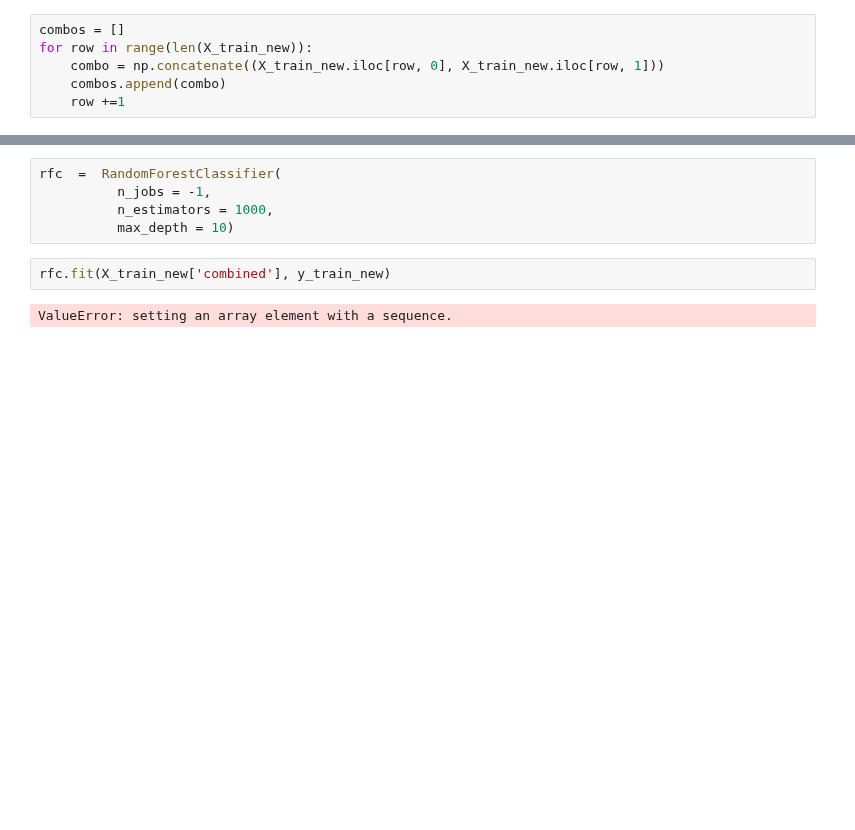
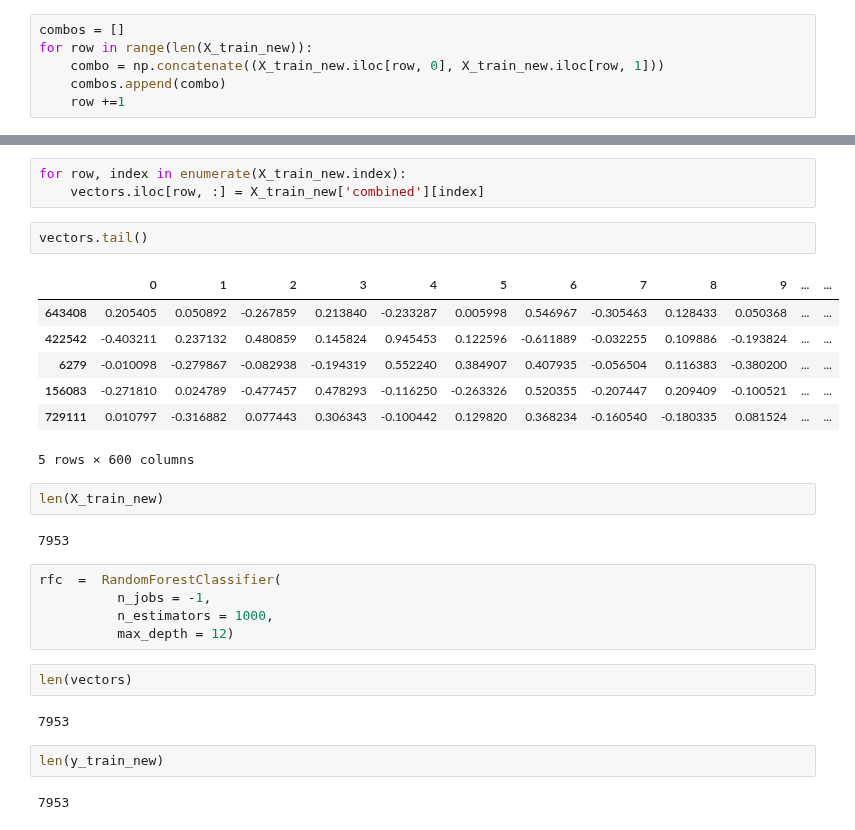
Before and after one commit to innawendell/Describing-Data-, a Jupyter notebook: Ads.ipynb, the cells around one changed output, grey strips where cells are left out. Drawn from its saved outputs; the diff is of its cells as text; blank space fills up the shorter version.

```diff
--- a/Ads.ipynb
+++ b/Ads.ipynb
@@ -493,9 +517,30 @@ X_train_new.head()
+# %%
+for row, index in enumerate(X_train_new.index):
+    vectors.iloc[row, :] = X_train_new['combined'][index]
+# %%
+vectors.tail()
+# %% [output]
+|  | 0 | 1 | 2 | 3 | 4 | 5 | 6 | 7 | 8 | 9 | ... | ... |
+| 643408 | 0.205405 | 0.050892 | -0.267859 | 0.213840 | -0.233287 | 0.005998 | 0.546967 | -0.305463 | 0.128433 | 0.050368 | ... | ... |
+| 422542 | -0.403211 | 0.237132 | 0.480859 | 0.145824 | 0.945453 | 0.122596 | -0.611889 | -0.032255 | 0.109886 | -0.193824 | ... | ... |
+| 6279 | -0.010098 | -0.279867 | -0.082938 | -0.194319 | 0.552240 | 0.384907 | 0.407935 | -0.056504 | 0.116383 | -0.380200 | ... | ... |
+| 156083 | -0.271810 | 0.024789 | -0.477457 | 0.478293 | -0.116250 | -0.263326 | 0.520355 | -0.207447 | 0.209409 | -0.100521 | ... | ... |
+| 729111 | 0.010797 | -0.316882 | 0.077443 | 0.306343 | -0.100442 | 0.129820 | 0.368234 | -0.160540 | -0.180335 | 0.081524 | ... | ... |
+5 rows × 600 columns
+# %%
+len(X_train_new)
+# %% [output]
+7953
 # %%
 rfc  =  RandomForestClassifier(
           n_jobs = -1,
           n_estimators = 1000,
-          max_depth = 10)
+          max_depth = 12)
-# %%
-rfc.fit(X_train_new['combined'], y_train_new)
-# %% [output]
-ValueError: setting an array element with a sequence.
+# %%
+len(vectors)
+# %% [output]
+7953
+# %%
+len(y_train_new)
+# %% [output]
+7953
```
Also changed, not shown: parts of 20 cells of this notebook.
